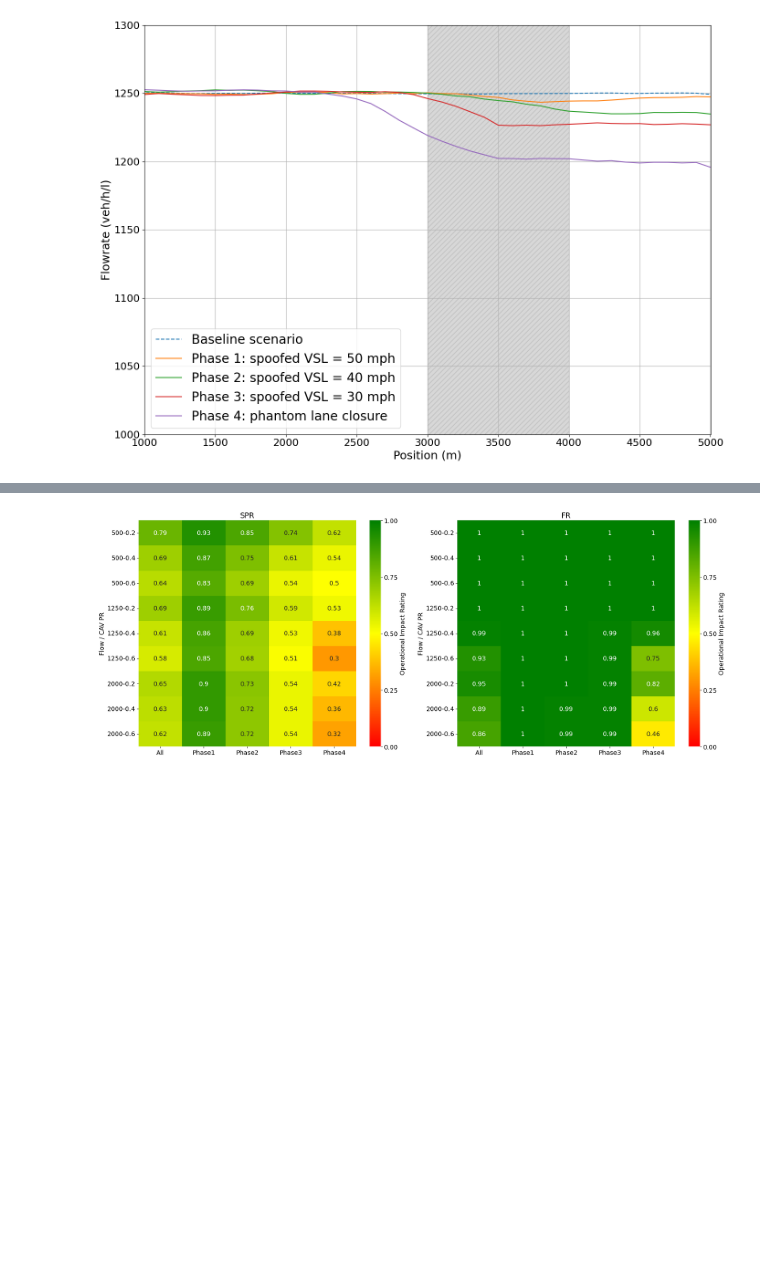
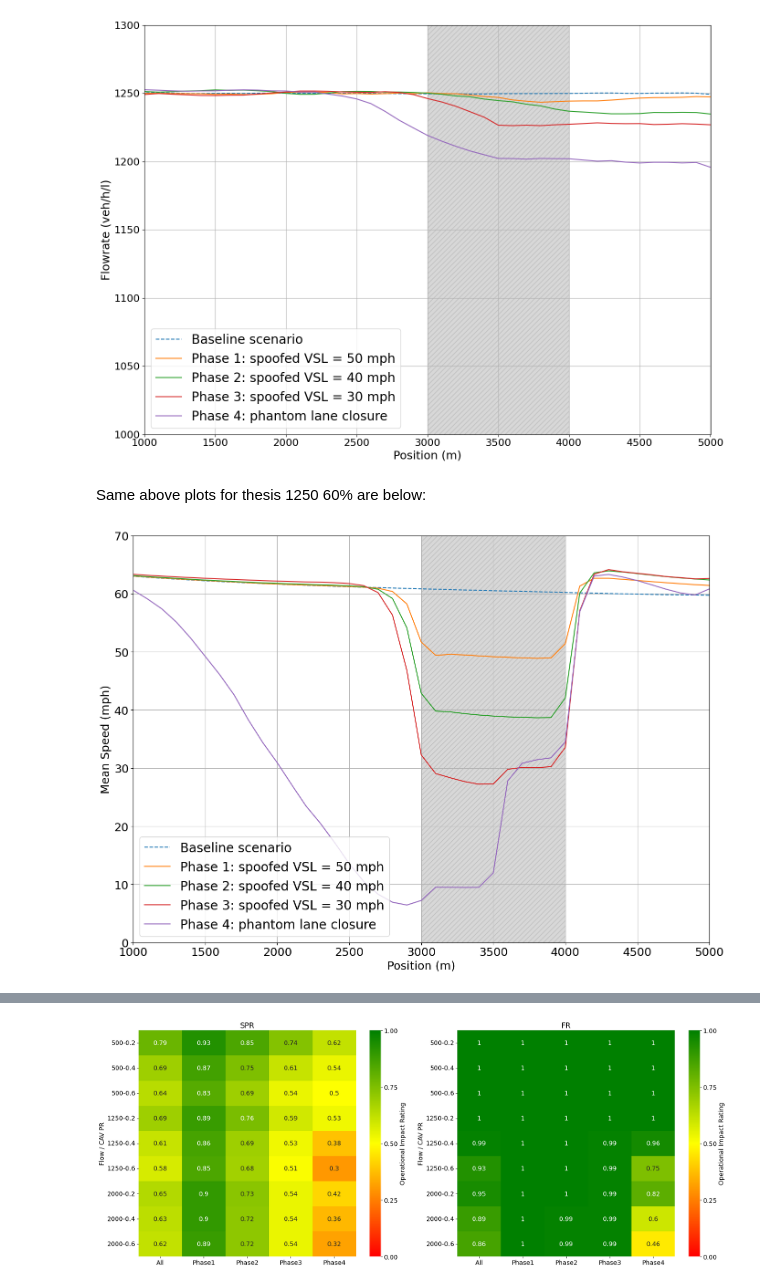
Before and after one commit to jayaratned/sumo-paper-grid-clean, a Jupyter notebook: sumo-operational-project/RSU/common/commonplots.ipynb, the cells around one changed output, grey strips where cells are left out. Cells and saved outputs as stored; diff of their text form; code cells hidden in the pictures; blank space fills up the shorter version.

```diff
--- a/sumo-operational-project/RSU/common/commonplots.ipynb
+++ b/sumo-operational-project/RSU/common/commonplots.ipynb
@@ -242,3 +242,65 @@ plt.savefig('flow-plot_1250-40.png')
 plt.show()
 # %% [output]
 [figure]
+# %% [markdown]
+Same above plots for thesis 1250 60% are below:
+# %%
+import matplotlib.pyplot as plt
+import pandas as pd
+
+# Load the CSV file
+file_path = "aggregatedv3-1250-60.csv"
+scenario_df = pd.read_csv(file_path)
+scenario_df.head()
+
+# Filter data for scenario '2000[0.6]'
+# scenario_df = df[df['scenario'] == '2000[0.6]']
+
+# Define the time intervals
+time_intervals = [
+    (600, 2400),
+    (2400, 4200),
+    (4200, 6000),
+    (6000, 7500)
+]
+
+# Start plotting
+plt.figure(figsize=(14, 10))
+
+# 1. Plot mean_speed_base (600-7500)
+base_filtered = scenario_df[(scenario_df['interval_begin'] >= 600) & (scenario_df['interval_begin'] <= 7500)]
+base_stats = base_filtered.groupby('pos')['interval_harmonicMeanSpeed_base'].agg(['mean', 'std']).reset_index()
+base_stats['mean'] *= 2.23694  # Convert m/s to mph
+plt.plot(base_stats['pos'], base_stats['mean'], label='Baseline scenario', linestyle='--')
+
+# 2-5. Plot mean_speed_attack for each interval
+labels = [
+    'Phase 1: spoofed VSL = 50 mph',
+    'Phase 2: spoofed VSL = 40 mph',
+    'Phase 3: spoofed VSL = 30 mph',
+    'Phase 4: phantom lane closure'
+]
+
+for (start, end), custom_label in zip(time_intervals, labels):
+    interval_subset = scenario_df[(scenario_df['interval_begin'] > start) & (scenario_df['interval_begin'] <= end)]
+    attack_stats = interval_subset.groupby('pos')['interval_harmonicMeanSpeed_attack'].agg(['mean', 'std']).reset_index()
+    attack_stats['mean'] *= 2.23694  # Convert m/s to mph
+    plt.plot(attack_stats['pos'], attack_stats['mean'], label=custom_label)
+
+plt.axvspan(3000, 4000, color='gray', alpha=0.3, hatch='///', edgecolor='black')
+
+# plt.title('Mean Speed Comparison (Base vs Attack Intervals) for Scenario 1250')
+plt.xlabel('Position (m)', fontsize=18)
+plt.ylabel('Mean Speed (mph)', fontsize=18)
+plt.xticks(fontsize=18)
+plt.yticks(fontsize=18)
+plt.xlim(1000, 5000)
+plt.ylim(0, 70)
+plt.legend(fontsize=20)
+# plt.title('Mean speed', fontsize=20)
+plt.grid(True)
+plt.tight_layout()
+plt.savefig('speed_plot_1250_60.png')
+plt.show()
+# %% [output]
+[figure, added]
```
Also changed, not shown: parts of 8 cells of this notebook, 55 other files.
